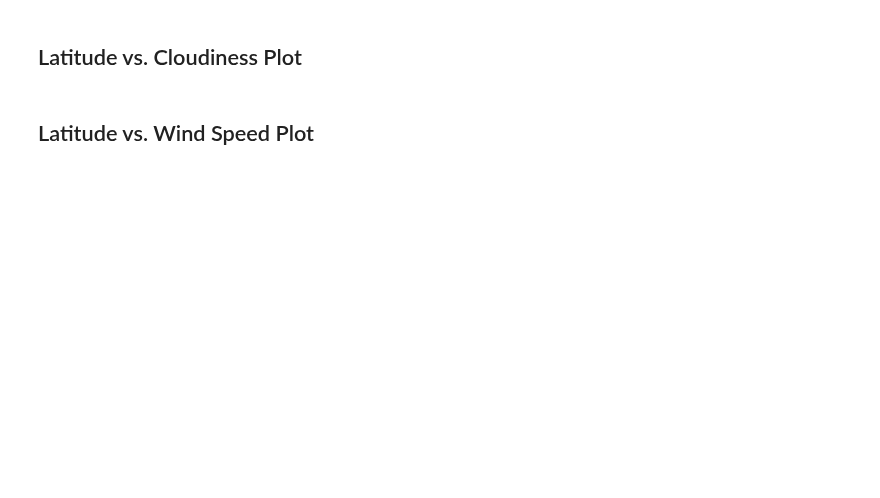
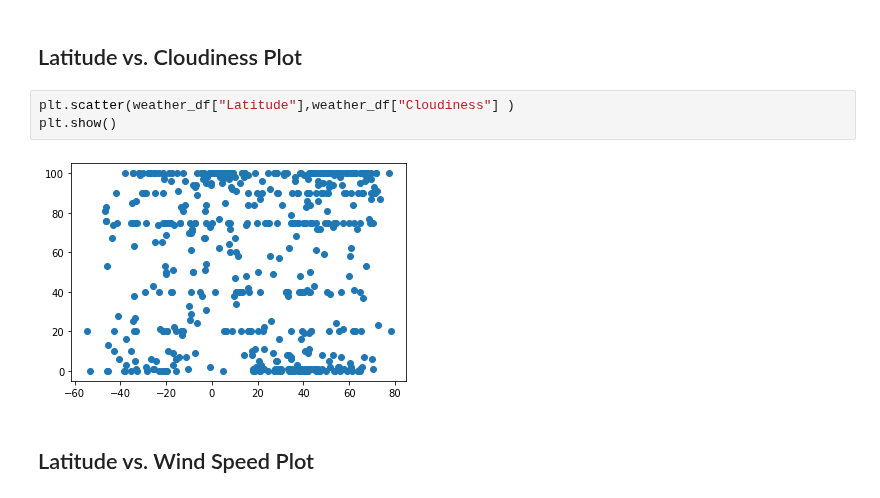
Before and after one commit to cyoungman9/python-api-challenge, a Jupyter notebook: WeatherPy/WeatherPy.ipynb, the cells around one changed output. Cells and saved outputs as stored; diff of their text form; blank space fills up the shorter version.

```diff
--- a/WeatherPy/WeatherPy.ipynb
+++ b/WeatherPy/WeatherPy.ipynb
@@ -171,4 +200,9 @@ plt.show()
 # %% [markdown]
 ## Latitude vs. Cloudiness Plot
+# %%
+plt.scatter(weather_df["Latitude"],weather_df["Cloudiness"] )
+plt.show()
+# %% [output]
+[figure, added]
 # %% [markdown]
 ## Latitude vs. Wind Speed Plot
```
Also changed, not shown: parts of 9 cells of this notebook.
